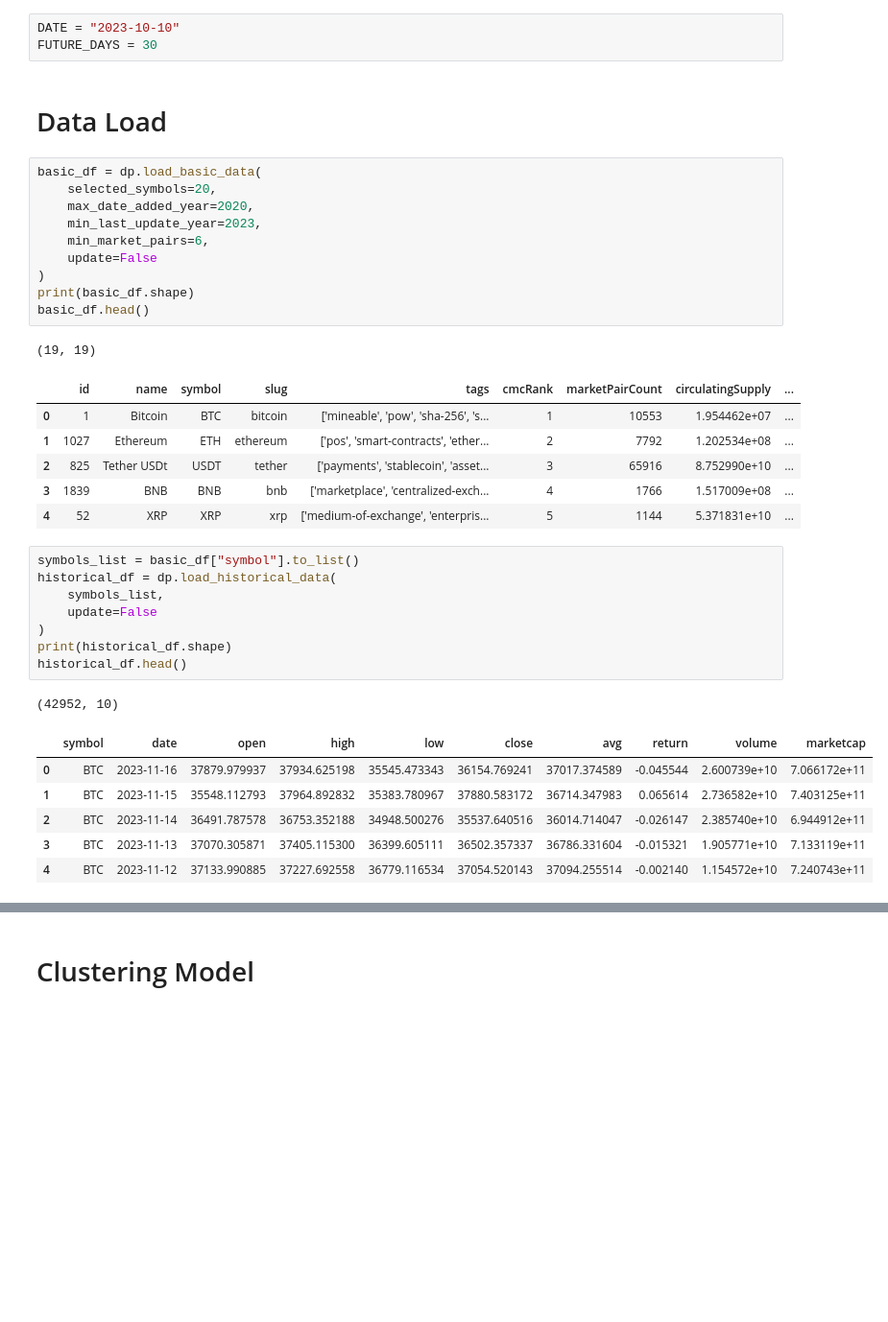
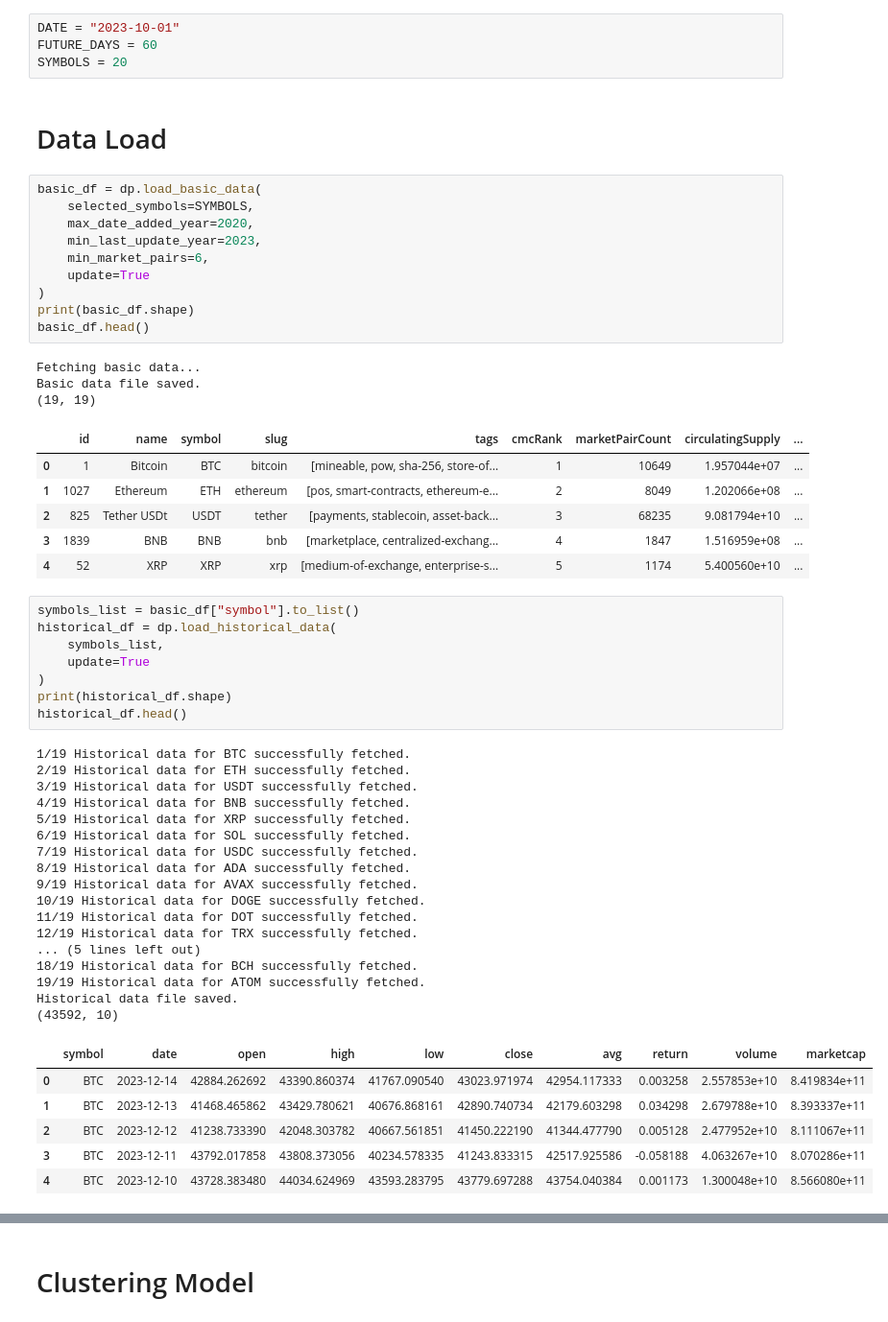
Before and after one commit to AleeRezaa/portfolio-selection-using-ml, a Jupyter notebook: model.ipynb, the cells around one changed output, grey strips where cells are left out. Shown at 96% size. Drawn from its saved outputs; the diff is of its cells as text; blank space fills up the shorter version.

```diff
--- a/model.ipynb
+++ b/model.ipynb
@@ -4,44 +4,63 @@ from src import model_calculation as mc
 %load_ext autoreload
 %autoreload 2
 # %%
-DATE = "2023-10-10"
-FUTURE_DAYS = 30
+DATE = "2023-10-01"
+FUTURE_DAYS = 60
+SYMBOLS = 20
 # %% [markdown]
 # Data Load
 # %%
 basic_df = dp.load_basic_data(
-    selected_symbols=20,
+    selected_symbols=SYMBOLS,
     max_date_added_year=2020,
     min_last_update_year=2023,
     min_market_pairs=6,
-    update=False
+    update=True
 )
 print(basic_df.shape)
 basic_df.head()
 # %% [output]
+Fetching basic data...
+Basic data file saved.
 (19, 19)
 |  | id | name | symbol | slug | tags | cmcRank | marketPairCount | circulatingSupply | ... |
-| 0 | 1 | Bitcoin | BTC | bitcoin | ['mineable', 'pow', 'sha-256', 's... | 1 | 10553 | 1.954462e+07 | ... |
-| 1 | 1027 | Ethereum | ETH | ethereum | ['pos', 'smart-contracts', 'ether... | 2 | 7792 | 1.202534e+08 | ... |
-| 2 | 825 | Tether USDt | USDT | tether | ['payments', 'stablecoin', 'asset... | 3 | 65916 | 8.752990e+10 | ... |
-| 3 | 1839 | BNB | BNB | bnb | ['marketplace', 'centralized-exch... | 4 | 1766 | 1.517009e+08 | ... |
-| 4 | 52 | XRP | XRP | xrp | ['medium-of-exchange', 'enterpris... | 5 | 1144 | 5.371831e+10 | ... |
+| 0 | 1 | Bitcoin | BTC | bitcoin | [mineable, pow, sha-256, store-of... | 1 | 10649 | 1.957044e+07 | ... |
+| 1 | 1027 | Ethereum | ETH | ethereum | [pos, smart-contracts, ethereum-e... | 2 | 8049 | 1.202066e+08 | ... |
+| 2 | 825 | Tether USDt | USDT | tether | [payments, stablecoin, asset-back... | 3 | 68235 | 9.081794e+10 | ... |
+| 3 | 1839 | BNB | BNB | bnb | [marketplace, centralized-exchang... | 4 | 1847 | 1.516959e+08 | ... |
+| 4 | 52 | XRP | XRP | xrp | [medium-of-exchange, enterprise-s... | 5 | 1174 | 5.400560e+10 | ... |
 # %%
 symbols_list = basic_df["symbol"].to_list()
 historical_df = dp.load_historical_data(
     symbols_list,
-    update=False
+    update=True
 )
 print(historical_df.shape)
 historical_df.head()
 # %% [output]
-(42952, 10)
+1/19 Historical data for BTC successfully fetched.
+2/19 Historical data for ETH successfully fetched.
+3/19 Historical data for USDT successfully fetched.
+4/19 Historical data for BNB successfully fetched.
+5/19 Historical data for XRP successfully fetched.
+6/19 Historical data for SOL successfully fetched.
+7/19 Historical data for USDC successfully fetched.
+8/19 Historical data for ADA successfully fetched.
+9/19 Historical data for AVAX successfully fetched.
+10/19 Historical data for DOGE successfully fetched.
+11/19 Historical data for DOT successfully fetched.
+12/19 Historical data for TRX successfully fetched.
+... (5 lines left out)
+18/19 Historical data for BCH successfully fetched.
+19/19 Historical data for ATOM successfully fetched.
+Historical data file saved.
+(43592, 10)
 |  | symbol | date | open | high | low | close | avg | return | volume | marketcap |
-| 0 | BTC | 2023-11-16 | 37879.979937 | 37934.625198 | 35545.473343 | 36154.769241 | 37017.374589 | -0.045544 | 2.600739e+10 | 7.066172e+11 |
-| 1 | BTC | 2023-11-15 | 35548.112793 | 37964.892832 | 35383.780967 | 37880.583172 | 36714.347983 | 0.065614 | 2.736582e+10 | 7.403125e+11 |
-| 2 | BTC | 2023-11-14 | 36491.787578 | 36753.352188 | 34948.500276 | 35537.640516 | 36014.714047 | -0.026147 | 2.385740e+10 | 6.944912e+11 |
-| 3 | BTC | 2023-11-13 | 37070.305871 | 37405.115300 | 36399.605111 | 36502.357337 | 36786.331604 | -0.015321 | 1.905771e+10 | 7.133119e+11 |
-| 4 | BTC | 2023-11-12 | 37133.990885 | 37227.692558 | 36779.116534 | 37054.520143 | 37094.255514 | -0.002140 | 1.154572e+10 | 7.240743e+11 |
+| 0 | BTC | 2023-12-14 | 42884.262692 | 43390.860374 | 41767.090540 | 43023.971974 | 42954.117333 | 0.003258 | 2.557853e+10 | 8.419834e+11 |
+| 1 | BTC | 2023-12-13 | 41468.465862 | 43429.780621 | 40676.868161 | 42890.740734 | 42179.603298 | 0.034298 | 2.679788e+10 | 8.393337e+11 |
+| 2 | BTC | 2023-12-12 | 41238.733390 | 42048.303782 | 40667.561851 | 41450.222190 | 41344.477790 | 0.005128 | 2.477952e+10 | 8.111067e+11 |
+| 3 | BTC | 2023-12-11 | 43792.017858 | 43808.373056 | 40234.578335 | 41243.833315 | 42517.925586 | -0.058188 | 4.063267e+10 | 8.070286e+11 |
+| 4 | BTC | 2023-12-10 | 43728.383480 | 44034.624969 | 43593.283795 | 43779.697288 | 43754.040384 | 0.001173 | 1.300048e+10 | 8.566080e+11 |
 # %%
 filtered_df = dp.load_filtered_data(
     historical_df,
```
Also changed, not shown: parts of 14 cells of this notebook, 1 other file.
